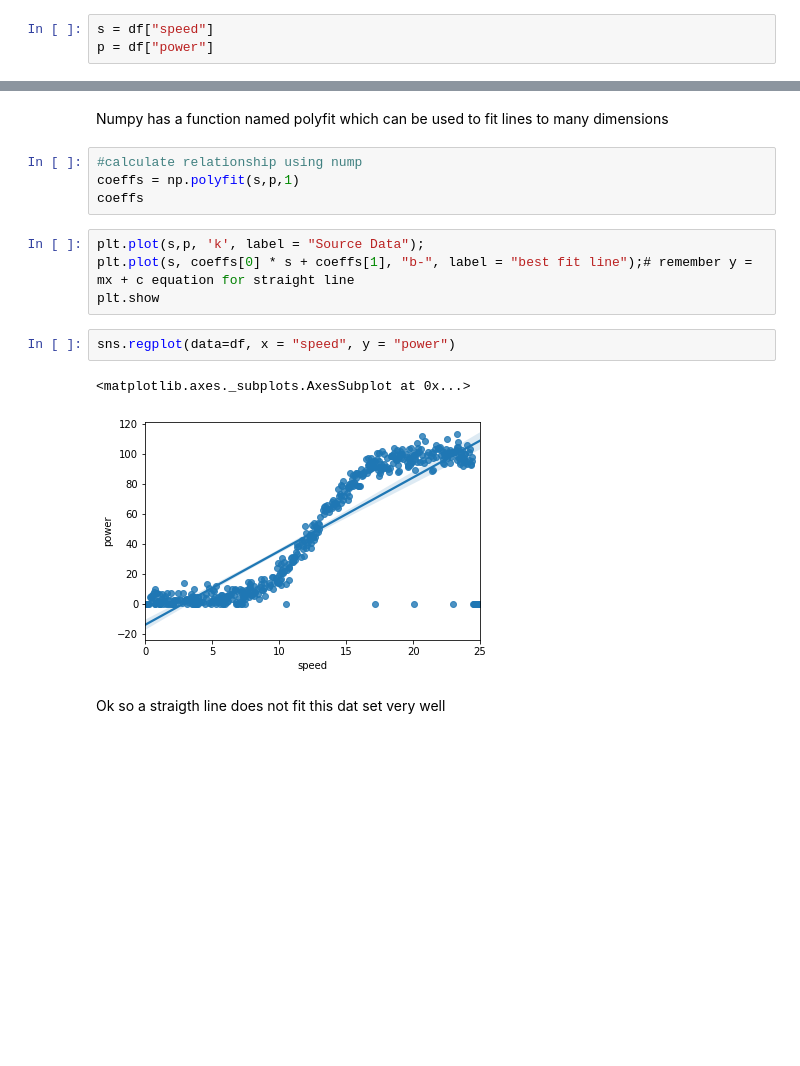
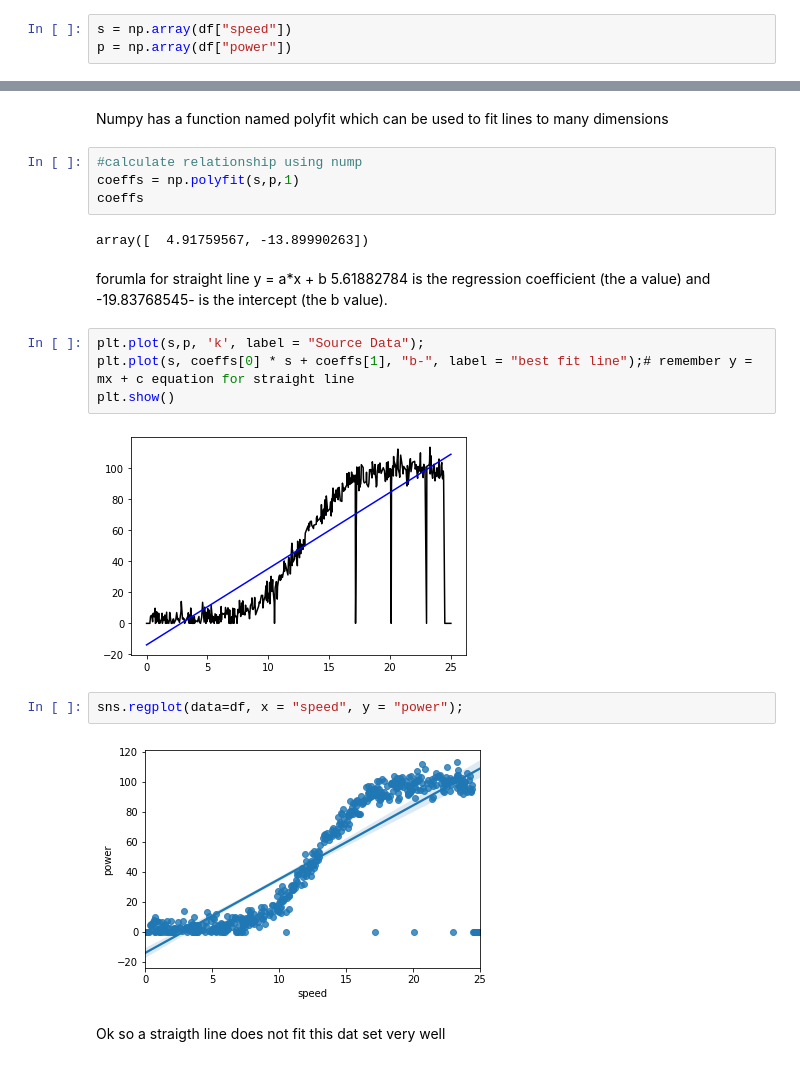
Before and after one commit to brendantipp/sem2_fun_data_analysis_project, a Jupyter notebook: linear_regression.ipynb, the cells around one changed output, grey strips where cells are left out. Cells and saved outputs as stored; diff of their text form; blank space fills up the shorter version.

```diff
--- a/linear_regression.ipynb
+++ b/linear_regression.ipynb
@@ -40,8 +54,8 @@ df.tail()
 # %%
 #lets have a look at a simple plot
 # %%
-s = df["speed"]
-p = df["power"]
+s = np.array(df["speed"])
+p = np.array(df["power"])
 # %%
 plt.plot(s,p);
 # %% [output]
@@ -87,14 +106,20 @@ Numpy has a function named polyfit which can be used to fit lines to many dimens
 #calculate relationship using nump
 coeffs = np.polyfit(s,p,1)
 coeffs
+# %% [output]
+array([  4.91759567, -13.89990263])
+# %% [markdown]
+ forumla for straight line y = a*x + b
+ 5.61882784 is the regression coefficient (the a value) and -19.83768545- is the intercept (the b value).
 # %%
 plt.plot(s,p, 'k', label = "Source Data");
 plt.plot(s, coeffs[0] * s + coeffs[1], "b-", label = "best fit line");# remember y = mx + c equation for straight line
-plt.show
+plt.show()
+# %% [output]
+[figure, added]
 # %%
-sns.regplot(data=df, x = "speed", y = "power")
+sns.regplot(data=df, x = "speed", y = "power");
 # %% [output]
-<matplotlib.axes._subplots.AxesSubplot at 0x...>
 [figure]
 # %% [markdown]
 Ok so a straigth line does not fit this dat set very well
```
Also changed, not shown: parts of 21 cells of this notebook.
